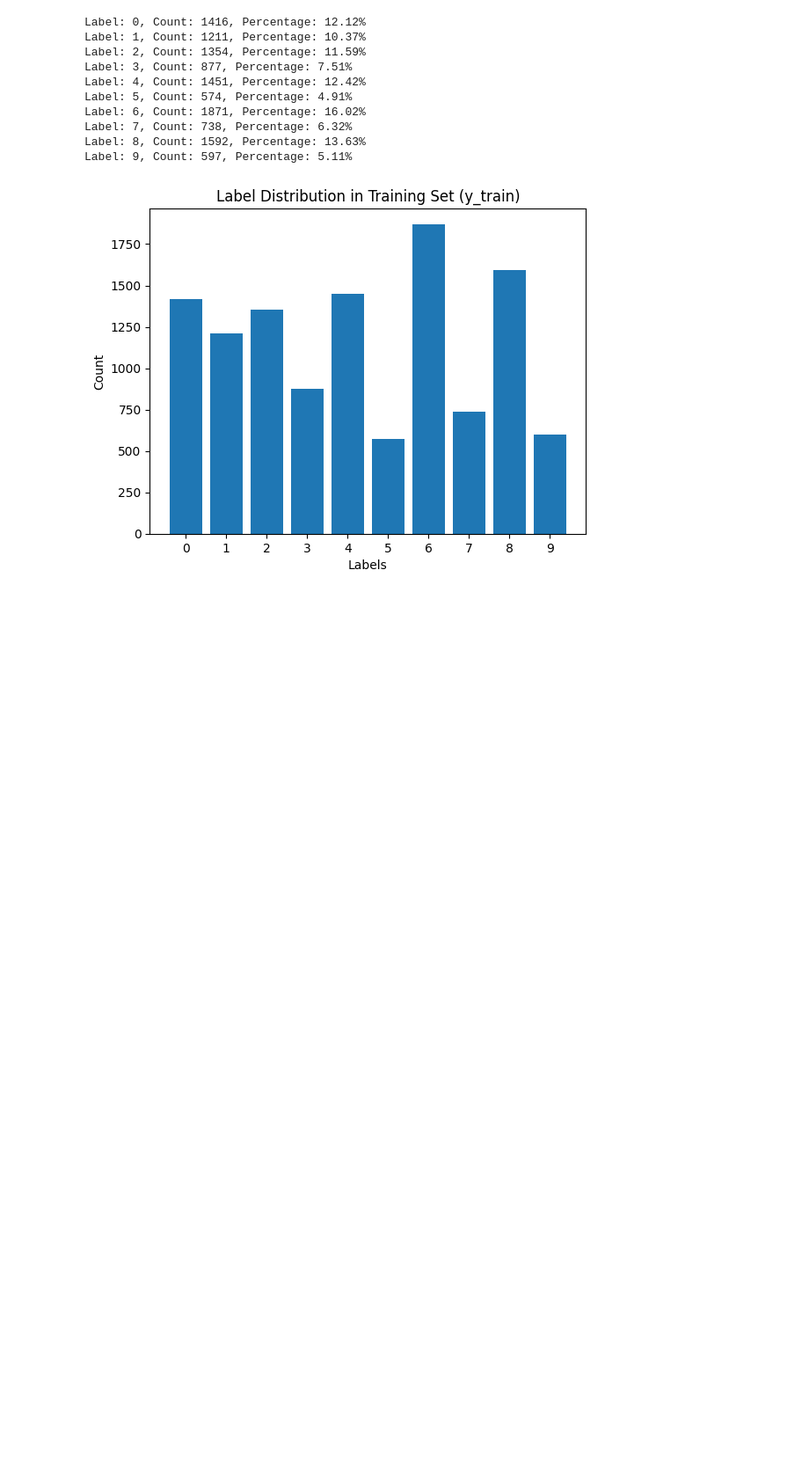
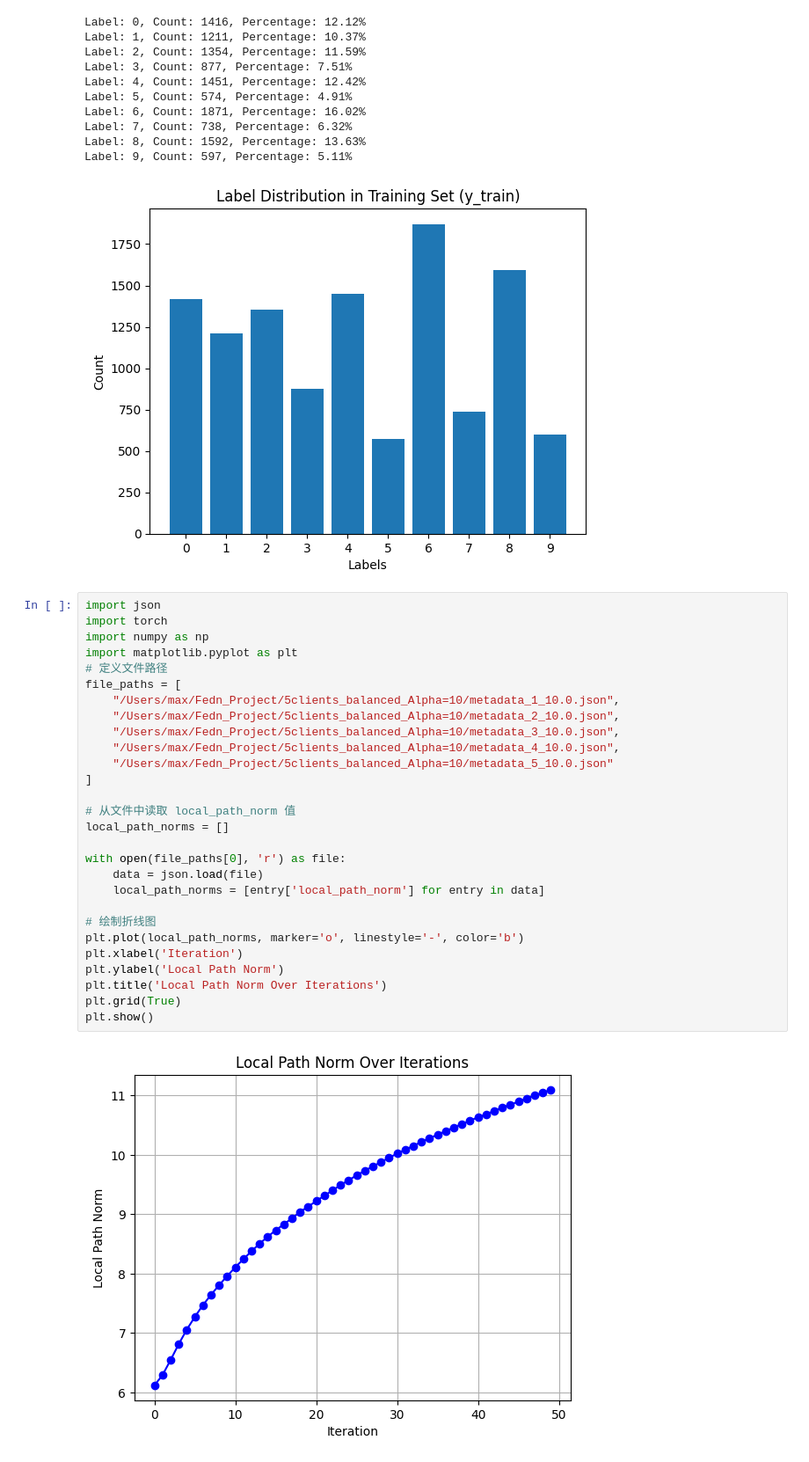
Before and after one commit to MaxCHENGLONG/Fedn_Project, a Jupyter notebook: check_data.ipynb, the cells around one changed output. Shown at 88% size. Drawn from its saved outputs; the diff is of its cells as text; blank space fills up the shorter version.

Commit message:
check local_path_norm

```diff
--- a/check_data.ipynb
+++ b/check_data.ipynb
@@ -428,3 +428,33 @@ Label: 7, Count: 738, Percentage: 6.32%
 Label: 8, Count: 1592, Percentage: 13.63%
 Label: 9, Count: 597, Percentage: 5.11%
 [figure]
+# %%
+import json
+import torch
+import numpy as np
+import matplotlib.pyplot as plt
+# 定义文件路径
+file_paths = [
+    "/Users/max/Fedn_Project/5clients_balanced_Alpha=10/metadata_1_10.0.json",
+    "/Users/max/Fedn_Project/5clients_balanced_Alpha=10/metadata_2_10.0.json",
+    "/Users/max/Fedn_Project/5clients_balanced_Alpha=10/metadata_3_10.0.json",
+    "/Users/max/Fedn_Project/5clients_balanced_Alpha=10/metadata_4_10.0.json",
+    "/Users/max/Fedn_Project/5clients_balanced_Alpha=10/metadata_5_10.0.json"
+]
+
+# 从文件中读取 local_path_norm 值
+local_path_norms = []
+
+with open(file_paths[0], 'r') as file:
+    data = json.load(file)
+    local_path_norms = [entry['local_path_norm'] for entry in data]
+
+# 绘制折线图
+plt.plot(local_path_norms, marker='o', linestyle='-', color='b')
+plt.xlabel('Iteration')
+plt.ylabel('Local Path Norm')
+plt.title('Local Path Norm Over Iterations')
+plt.grid(True)
+plt.show()
+# %% [output]
+[figure, added]
```
Also changed, not shown: parts of 5 cells of this notebook.
